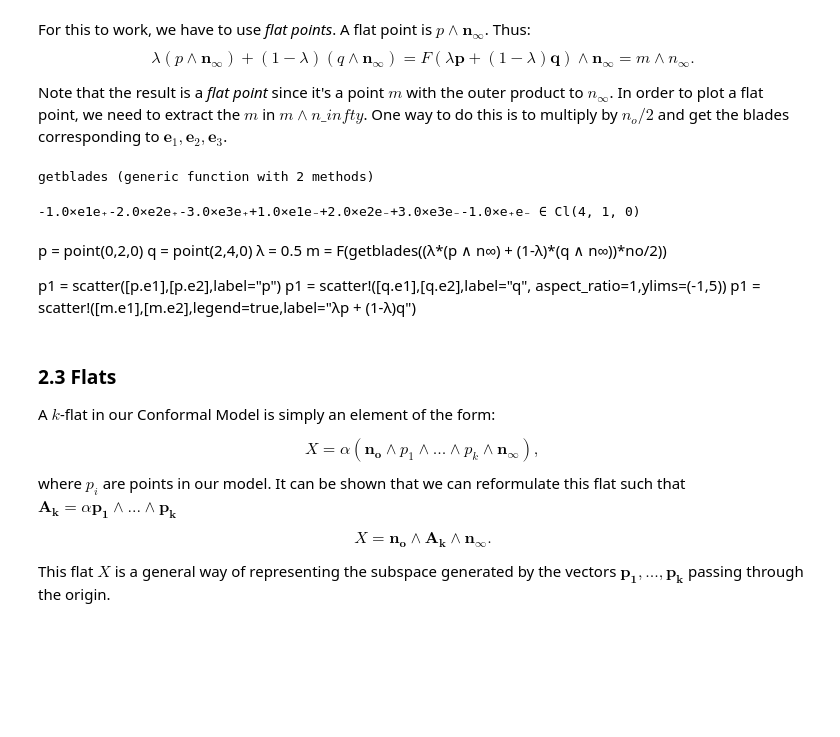
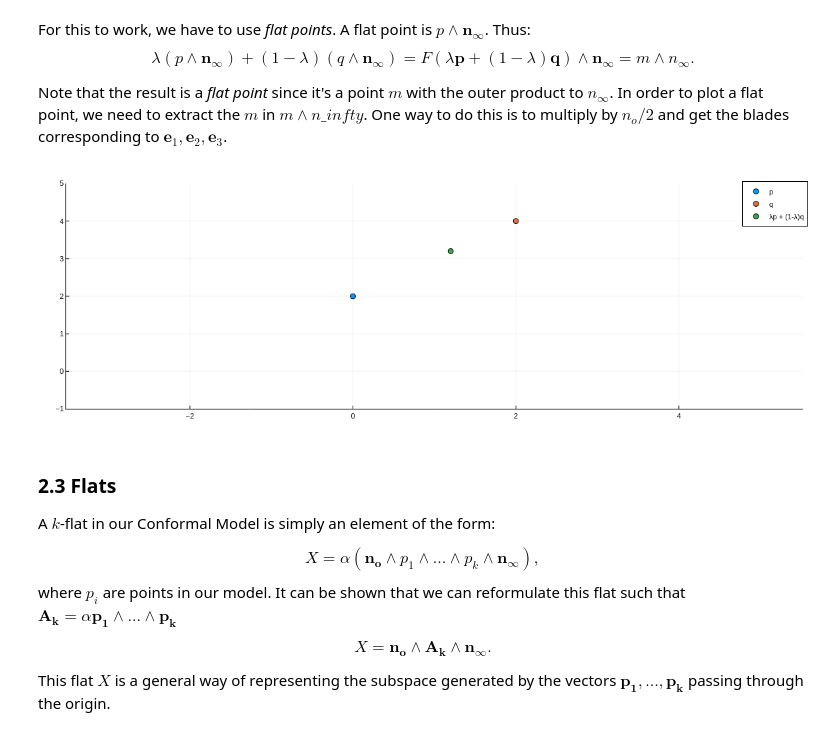
Before and after one commit to davibarreira/Julia_Tutorials, a Jupyter notebook: GeometricAlgebra/4 - Conformal Geometric Algebra.ipynb, the cells around one changed output. Saved outputs shown, nothing was run; the diff lists cells and outputs as text; code cells hidden in the pictures; blank space fills up the shorter version.

```diff
--- a/GeometricAlgebra/4 - Conformal Geometric Algebra.ipynb
+++ b/GeometricAlgebra/4 - Conformal Geometric Algebra.ipynb
@@ -87,10 +80,8 @@ e₊ = cl.e₊
 e₋ = cl.e₋
 I  = pseudoscalar(cl)
 
-no = cl.e₊ + cl.e₋
-n∞ = cl.e₊ - cl.e₋
-o  = (cl.e₊ + cl.e₋)/2
-∞  = cl.e₋ - cl.e₊
+no  = (cl.e₊ + cl.e₋)/2
+n∞  = cl.e₋ - cl.e₊
 propertynames(cl)
 # %% [output]
 (:𝟏, :e1, :e2, :e3, :e₊, :e₋, :e1e2, :e1e3, :e2e3, :e1e₊, :e2e₊, :e3e₊, :e1e₋, :e2e₋, :e3e₋, :e₊e₋, :e1e2e3, :e1e₊e2, :e1e3e₊, :e2e₊e3, :e1e2e₋, :e1e₋e3, :e2e3e₋, :e1e₊e₋, :e2e₋e₊, :e3e₊e₋, :e1e2e3e₊, ...
@@ -192,26 +198,20 @@ $$
 Note that the result is a *flat point* since it's a point $m$ with the outer product to $n_\infty$.
 In order to plot a flat point, we need to extract the $m$ in $m \wedge n\_infty$. One way to do this
 is to multiply by $n_o/2$ and get the blades corresponding to $\mathbf e_1, \mathbf e_2, \mathbf e_3$.
-# %%
-function getblades(x,blades = [:e1,:e2,:e3])
-    cl = algebra(x)
-    mapreduce(b->reduce(*,getproperty.([x,cl],b)),+,[:e1,:e2,:e3])
-end
-# %% [output]
-getblades (generic function with 2 methods)
-# %%
-p ∧ ∞
-# %% [output]
--1.0×e1e₊-2.0×e2e₊-3.0×e3e₊+1.0×e1e₋+2.0×e2e₋+3.0×e3e₋-1.0×e₊e₋ ∈ Cl(4, 1, 0)
-# %% [markdown]
-p = point(0,2,0)
-q = point(2,4,0)
-λ = 0.5
-m = F(getblades((λ*(p ∧ n∞) + (1-λ)*(q ∧ n∞))*no/2))
-
-p1 = scatter([p.e1],[p.e2],label="p")
-p1 = scatter!([q.e1],[q.e2],label="q", aspect_ratio=1,ylims=(-1,5))
-p1 = scatter!([m.e1],[m.e2],legend=true,label="λp + (1-λ)q")
+# %%
+p = point(0,2,0)
+q = point(2,4,0)
+λ = 0.4
+m = λ*(p ∧ n∞) + (1-λ)*(q ∧ n∞)
+# Note that this m is not a point in CGA. Yet, the formula below
+# gives the right coordinates for the point interpolation.
+m = no ⨼ m
+
+p1 = scatter([p.e1],[p.e2],label="p")
+p1 = scatter!([q.e1],[q.e2],label="q", aspect_ratio=1,ylims=(-1,5))
+p1 = scatter!([m.e1],[m.e2],legend=true,label="λp + (1-λ)q")
+# %% [output]
+[figure, added]
 # %% [markdown]
 ### 2.3 Flats
 
```
Also changed, not shown: parts of 39 cells of this notebook, 4 other files.
